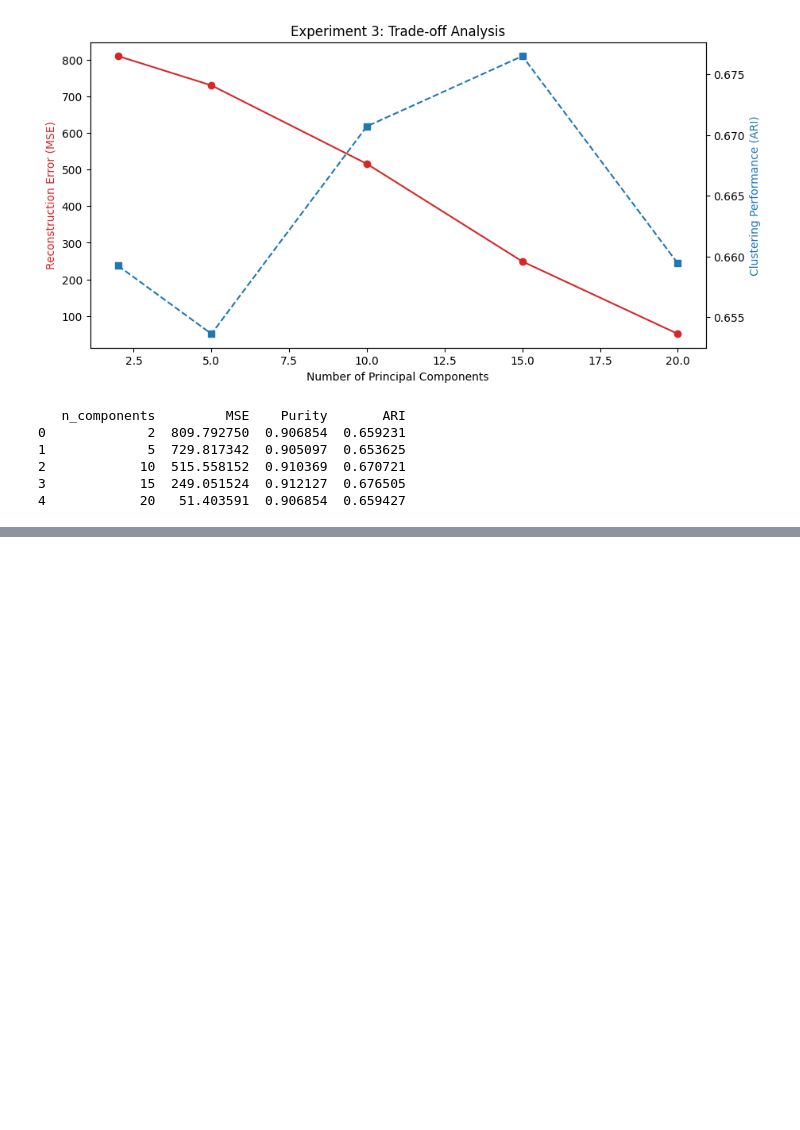
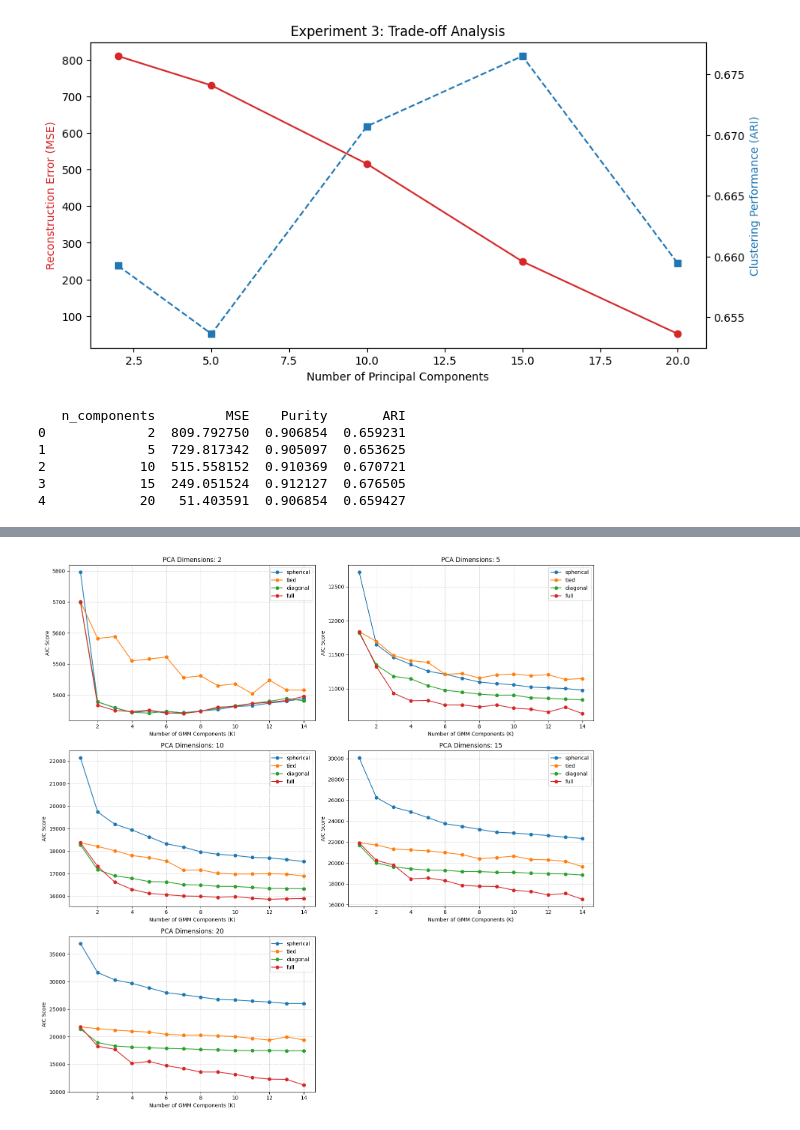
Before and after one commit to RoberRamzy/Dimensionality-Reduction-and-Clustering-Algorithms, a Jupyter notebook: project.ipynb, the cells around one changed output, grey strips where cells are left out. Drawn from its saved outputs; the diff is of its cells as text; code cells hidden in the pictures; blank space fills up the shorter version.

```diff
--- a/project.ipynb
+++ b/project.ipynb
@@ -1247,0 +1366,19 @@ print(df_exp3)
+# %%
+
+n_comp_list = [2, 5, 10, 15, 20]
+AIC_n = {}
+BIC_n = {}
+all_aic_results = {}
+for n in n_comp_list:
+    # 1. Apply PCA
+    pca = PCA(n_components=n).fit(data.values)
+    X_pca = pca.transform(data.values)
+    recon_error = pca.get_reconstruction_error(data.values)
+
+    aic, bic = gmm_experiment(X_pca)
+    print(f"\nPCA Components: {n} - Reconstruction Error: {recon_error:.4f}")
+    print("Best AIC Model:", min(aic, key=aic.get), "with AIC:", aic[min(aic, key=aic.get)])
+    print("Best BIC Model:", min(bic, key=bic.get), "with BIC:", bic[min(bic, key=bic.get)])
+    AIC_n[(n,)] = min(aic, key=aic.get)
+    all_aic_results[n] = aic
+    BIC_n[(n,)] = min(bic, key=bic.get)
@@ -1247,0 +1424,40 @@ print(df_exp3)
+# %%
+import matplotlib.pyplot as plt
+
+def plot_all_dimensions(all_results, n_comp_list):
+    # Calculate grid size (e.g., if 5 dimensions, we might want 2 rows, 3 columns)
+    n_rows = (len(n_comp_list) + 1) // 2
+    fig, axes = plt.subplots(n_rows, 2, figsize=(15, n_rows * 5), sharex=False)
+    axes = axes.flatten() # Make it easy to iterate
+
+    cov_types = ['spherical', 'tied', 'diagonal', 'full']
+    colors = ['#1f77b4', '#ff7f0e', '#2ca02c', '#d62728'] # Standard color palette
+
+    for i, n in enumerate(n_comp_list):
+        ax = axes[i]
+        scores_for_n = all_results[n] # This is the (cov, k) -> score dict
+
+        for cov, color in zip(cov_types, colors):
+            # Extract K and Score for this specific covariance type
+            ks = sorted([k for (c, k) in scores_for_n.keys() if c == cov])
+            vals = [scores_for_n[(cov, k)] for k in ks]
+
+            ax.plot(ks, vals, label=cov, marker='o', color=color)
+
+        ax.set_title(f"PCA Dimensions: {n}")
+        ax.set_xlabel("Number of GMM Components (K)")
+        ax.set_ylabel("AIC Score")
+        ax.legend()
+        ax.grid(True, linestyle='--', alpha=0.6)
+
+    # Remove any empty subplots
+    for j in range(i + 1, len(axes)):
+        fig.delaxes(axes[j])
+
+    plt.tight_layout()
+    plt.show()
+
+# Call the function after your loop
+plot_all_dimensions(all_aic_results, n_comp_list)
+# %% [output]
+[figure, added]
```
Also changed, not shown: parts of 10 cells of this notebook.
